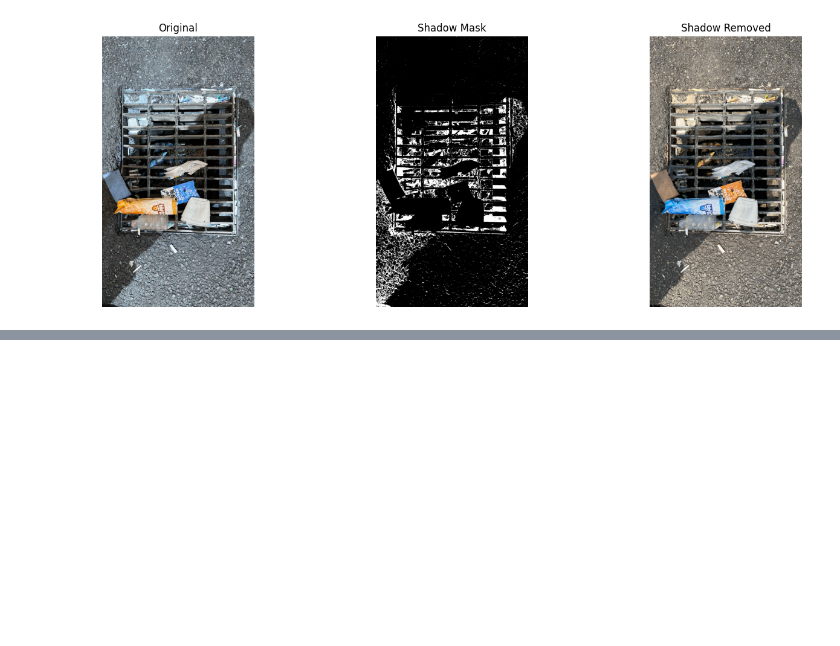
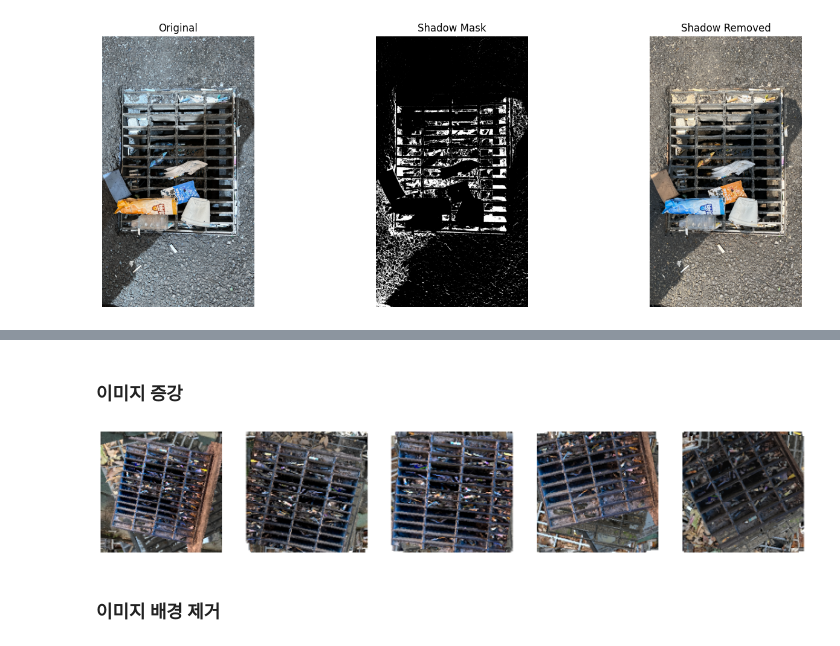
Before and after one commit to 7ai-team05/project, a Jupyter notebook: preprocess_image.ipynb, the cells around one changed output, grey strips where cells are left out. Cells and saved outputs as stored; diff of their text form; code cells hidden in the pictures; blank space fills up the shorter version.

```diff
--- a/preprocess_image.ipynb
+++ b/preprocess_image.ipynb
@@ -322,0 +541,44 @@ plt.show()
+# %% [markdown]
+### 이미지 증강
+# %%
+transform = transforms.Compose([
+    # 랜덤 크롭 - 패딩 지정
+    transforms.RandomResizedCrop(244, scale=(0.3, 0.8), ratio=(3/4, 4/3)),
+    # 랜덤 좌우 반전
+    transforms.RandomHorizontalFlip(),
+    # 랜덤 상하 반전
+    transforms.RandomVerticalFlip(),
+    # 랜덤 회전
+    transforms.RandomRotation(30),
+    # 이미지 속성 랜덤하게 변경 - 밝기/대비/채도
+    transforms.ColorJitter(brightness=0.3, contrast=0.3, saturation=0.3)
+])
+
+# 이미지 위치
+origin_dir = 'heavy_62_grabcut_sample'
+aug_dir = 'heavy_62_grabcut_aug'
+
+# 증강 이미지 저장 디렉토리 생성
+if not os.path.exists(aug_dir) :
+    os.makedirs(aug_dir, exist_ok=True)
+
+fig = plt.figure(figsize=(20, 20))
+
+# 이미지 증강
+for file in os.listdir(origin_dir) :
+    if file.lower().endswith(('.jpg', '.jpeg', '.png')) :
+        img = Image.open(os.path.join(origin_dir, file))
+
+        # 한 이미지당 5개씩 증강
+        for i in range(5) :
+            aug_img = transform(img)
+            aug_img.save(os.path.join(aug_dir, f'aug{i}_{file}'))
+
+            # 화면 노출
+            sub = fig.add_subplot(1, 5, i + 1)
+            plt.imshow(aug_img)
+            plt.axis('off')
+# %% [output]
+[figure, added]
+# %% [markdown]
+### 이미지 배경 제거
```
Also changed, not shown: parts of 14 cells of this notebook.
